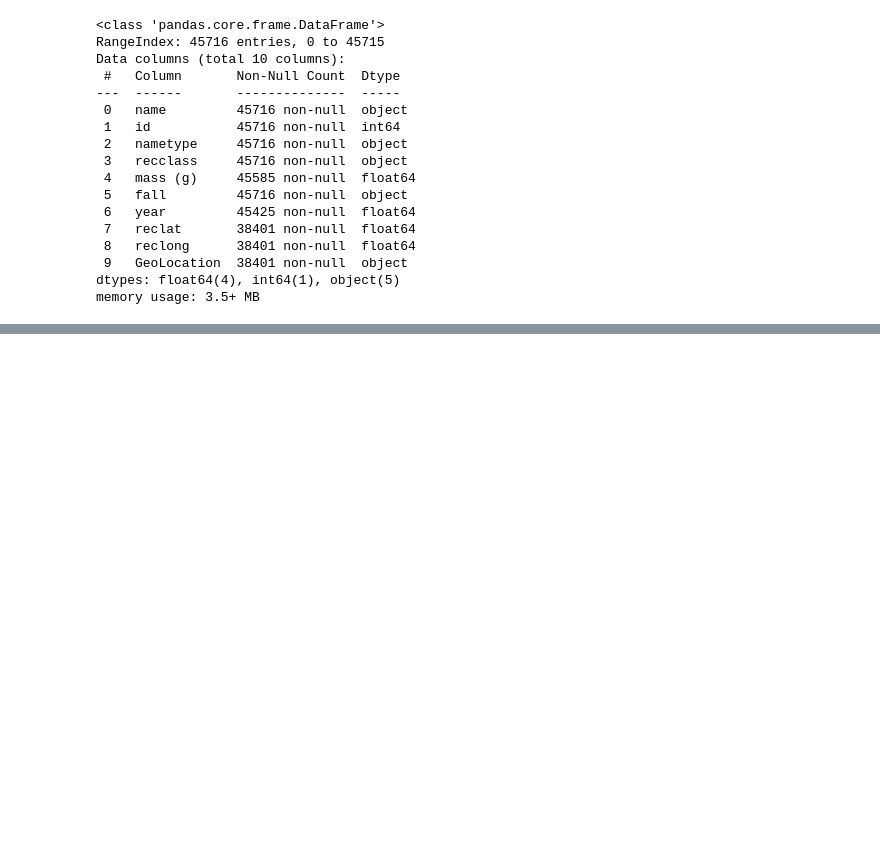
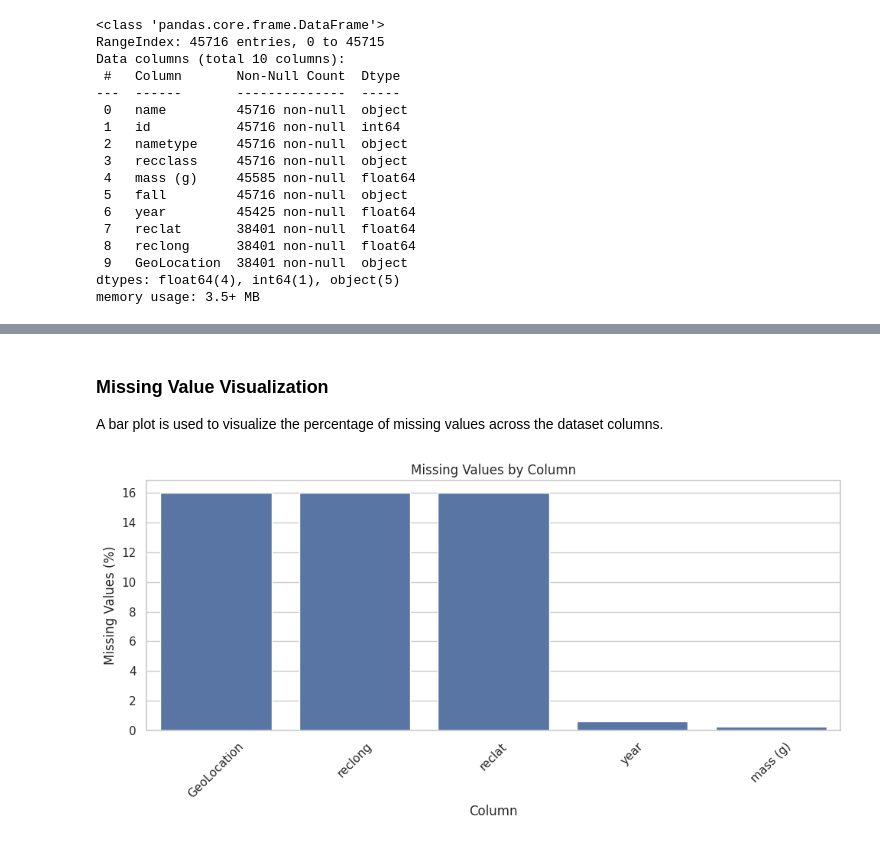
Before and after one commit to manaswiniyoshitha2006-netizen/ML-Evaluation, a Jupyter notebook: notebooks/clustering.ipynb, the cells around one changed output, grey strips where cells are left out. Cells and saved outputs as stored; diff of their text form; code cells hidden in the pictures; blank space fills up the shorter version.

```diff
--- a/notebooks/clustering.ipynb
+++ b/notebooks/clustering.ipynb
@@ -710,0 +239,14 @@ engineering and preprocessing before clustering.
+# %%
+missing_percentage = (df.isnull().sum() / len(df)) * 100
+
+missing_summary = pd.DataFrame({
+    "Missing Count": df.isnull().sum(),
+    "Missing Percentage": missing_percentage
+})
+
+missing_summary = missing_summary.sort_values(
+    by="Missing Percentage",
+    ascending=False
+)
+
+missing_summary
@@ -710,0 +265,24 @@ engineering and preprocessing before clustering.
+# %% [markdown]
+### Missing Value Visualization
+
+A bar plot is used to visualize the percentage of missing values across the dataset columns.
+# %%
+missing_plot = missing_summary[
+    missing_summary["Missing Percentage"] > 0
+]
+
+plt.figure(figsize=(10, 5))
+
+sns.barplot(
+    x=missing_plot.index,
+    y=missing_plot["Missing Percentage"]
+)
+
+plt.title("Missing Values by Column")
+plt.xlabel("Column")
+plt.ylabel("Missing Values (%)")
+plt.xticks(rotation=45)
+plt.tight_layout()
+plt.show()
+# %% [output]
+[figure, added]
```
Also changed, not shown: parts of 131 cells of this notebook.
